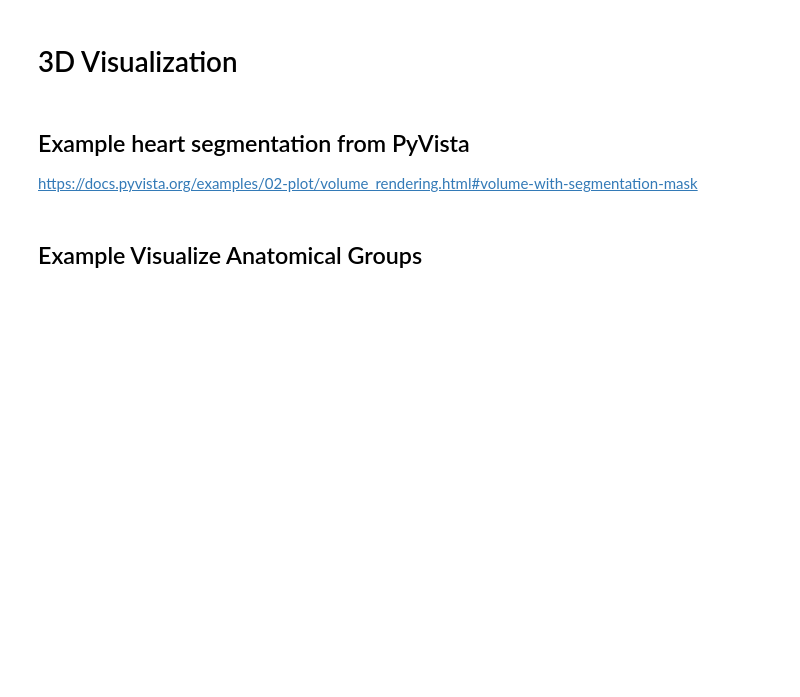
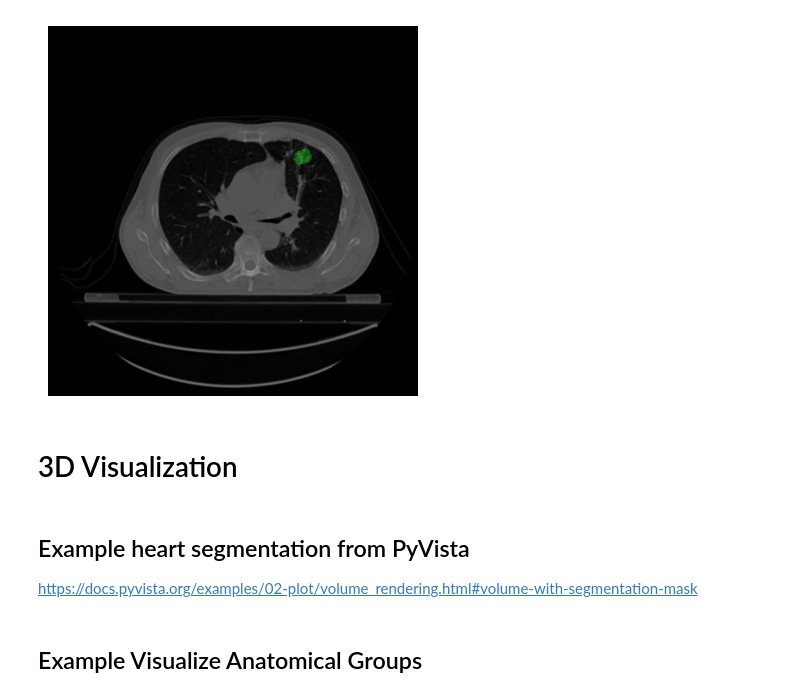
Before and after one commit to bhklab/readii_2_roqc, a Jupyter notebook: sandbox/make_cropped_image_mask_figures.ipynb, the cells around one changed output. Drawn from its saved outputs; the diff is of its cells as text; code cells hidden in the pictures; blank space fills up the shorter version.

```diff
--- a/sandbox/make_cropped_image_mask_figures.ipynb
+++ b/sandbox/make_cropped_image_mask_figures.ipynb
@@ -13,5 +20,7 @@ mask = sitk.ReadImage(mask_path)
 # %%
-displayCTSegOverlay(image, mask)
+displayCTSegOverlay(image, mask, 38)
+# %% [output]
+[figure, added]
 # %%
 displayCTSegOverlay(image, mask, crop=True)
 # %% [markdown]
```
Also changed, not shown: parts of 8 cells of this notebook.
